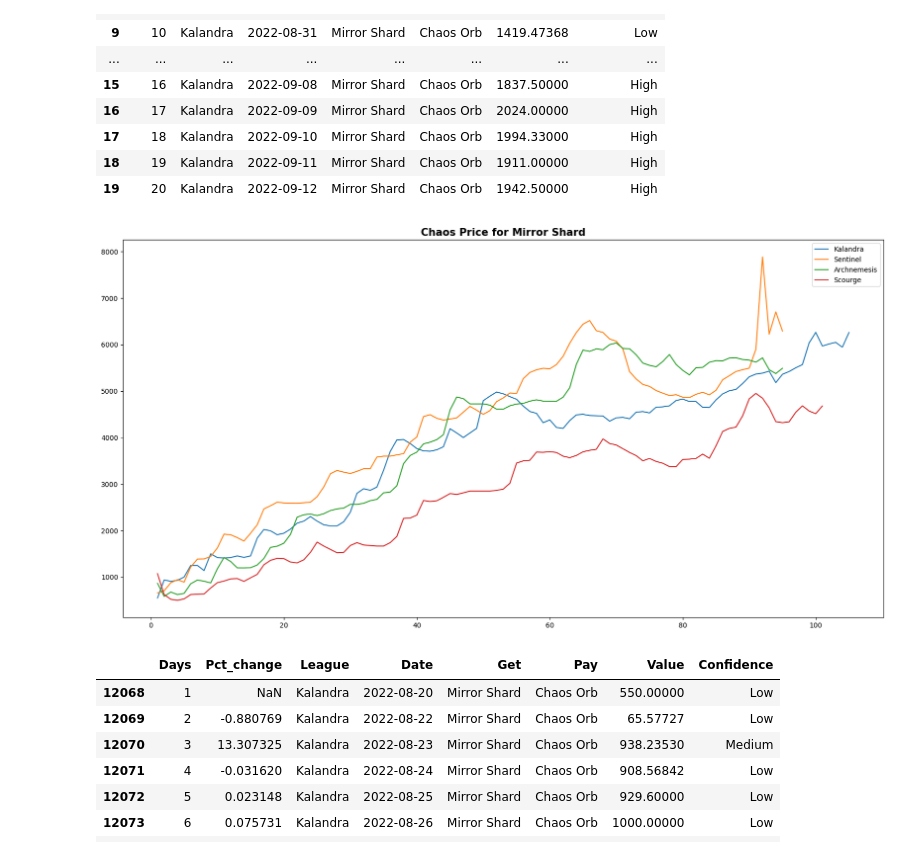
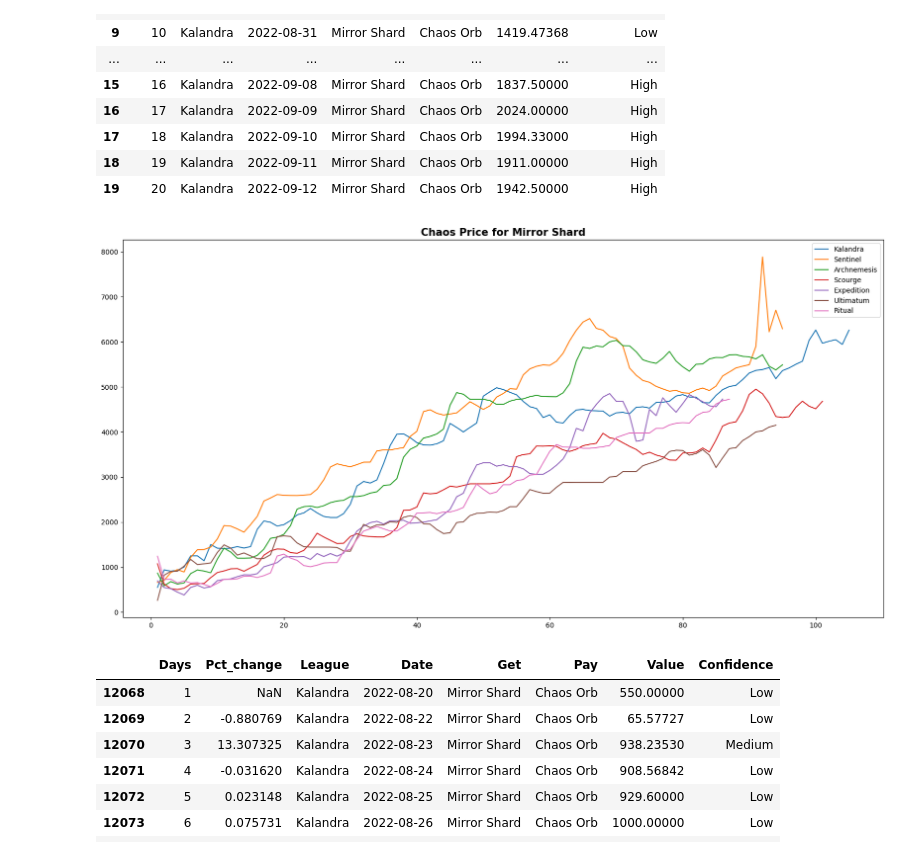
Before and after one commit to 0olol/POE-Market-Price-Analysis, a Jupyter notebook: mirrorShard.ipynb, the cells around one changed output. Cells and saved outputs as stored; diff of their text form; code cells hidden in the pictures.

```diff
--- a/mirrorShard.ipynb
+++ b/mirrorShard.ipynb
@@ -64,6 +67,10 @@ sentinel_mirrorShard = sentinel.loc[sentinel['Get']=='Mirror Shard']
 archnemesis_mirrorShard = archnemesis.loc[archnemesis['Get']=='Mirror Shard']
 scourge_mirrorShard = scourge.loc[scourge['Get']=='Mirror Shard']
 
+expedition_mirrorShard = expedition.loc[expedition['Get']=='Mirror Shard']
+ultimatum_mirrorShard = ultimatum.loc[ultimatum['Get']=='Mirror Shard']
+ritual_mirrorShard = ritual.loc[ritual['Get']=='Mirror Shard']
+
 
 kalandra_mirrorShard
 # %% [output]
@@ -173,6 +180,21 @@ scourge_newID = scourge_mirrorShard.copy()
 scourge_newID.insert(0, 'Days', range(1, 1+len(scourge_newID['Date'])))
 scourge_newID = scourge_newID.reset_index()
 scourge_newID = scourge_newID.drop(columns=['index'])
+# %%
+expedition_newID = expedition_mirrorShard.copy()
+expedition_newID.insert(0, 'Days', range(1, 1+len(expedition_newID['Date'])))
+expedition_newID = expedition_newID.reset_index()
+expedition_newID = expedition_newID.drop(columns=['index'])
+# %%
+ultimatum_newID = ultimatum_mirrorShard.copy()
+ultimatum_newID.insert(0, 'Days', range(1, 1+len(ultimatum_newID['Date'])))
+ultimatum_newID = ultimatum_newID.reset_index()
+ultimatum_newID = ultimatum_newID.drop(columns=['index'])
+# %%
+ritual_newID = ritual_mirrorShard.copy()
+ritual_newID.insert(0, 'Days', range(1, 1+len(ritual_newID['Date'])))
+ritual_newID = ritual_newID.reset_index()
+ritual_newID = ritual_newID.drop(columns=['index'])
 # %%
 kalandra_newID.head(20)
 # %% [output]
@@ -196,15 +218,18 @@ kalandra_newID.head(20)
 # %%
 fig, ax = plt.subplots(figsize=(20,10))
 plt.title('Chaos Price for Mirror Shard', fontsize=15,fontweight='bold')
 ax.plot(kalandra_newID['Days'],kalandra_newID['Value'], label = 'Kalandra')
 ax.plot(sentinel_newID['Days'],sentinel_newID['Value'], label = 'Sentinel')
 ax.plot(archnemesis_newID['Days'],archnemesis_newID['Value'], label = 'Archnemesis')
 ax.plot(scourge_newID['Days'],scourge_newID['Value'], label = 'Scourge')
+ax.plot(expedition_newID['Days'],expedition_newID['Value'], label = 'Expedition')
+ax.plot(ultimatum_newID['Days'],ultimatum_newID['Value'], label = 'Ultimatum')
+ax.plot(ritual_newID['Days'],ritual_newID['Value'], label = 'Ritual')
 ax.legend()
 
 fig.show()
 # %% [output]
-[figure, old version]
+[figure, new version]
 # %%
 kalandra_mirrorPCT = kalandra_mirrorShard.copy()
 kalandra_mirrorPCT.insert(0, 'Pct_change', kalandra_mirrorPCT['Value'].pct_change())
```
Also changed, not shown: parts of 9 cells of this notebook, 5 other files.
